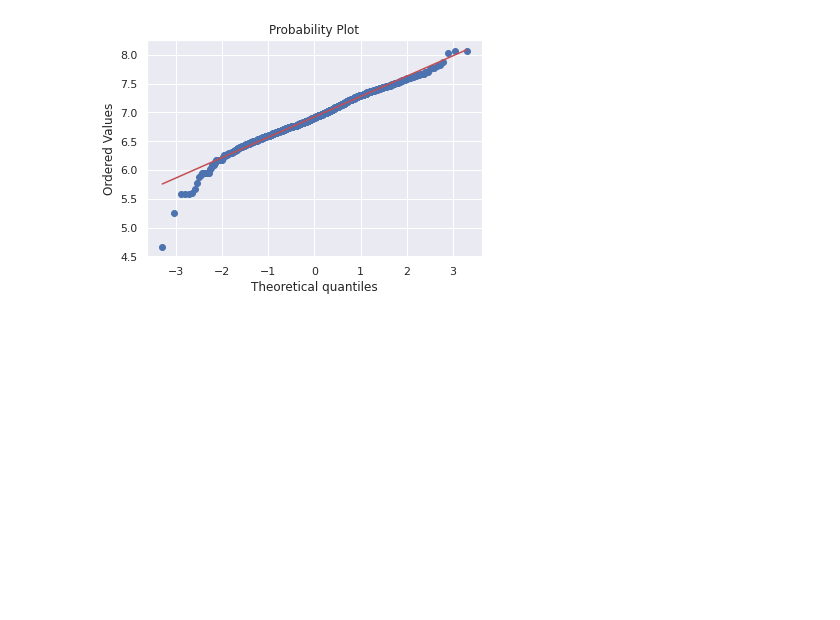
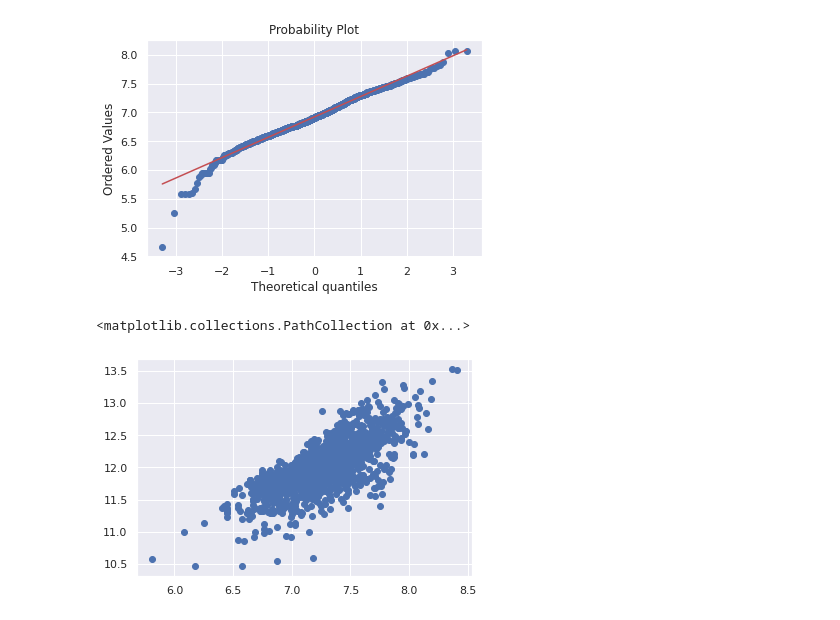
Before and after one commit to kaushikabhishek87/Kaggle_datascience, a Jupyter notebook: Data_Exploration.ipynb, the cells around one changed output. Cells and saved outputs as stored; diff of their text form; code cells hidden in the pictures; blank space fills up the shorter version.

```diff
--- a/Data_Exploration.ipynb
+++ b/Data_Exploration.ipynb
@@ -259,3 +259,9 @@ res = stats.probplot(df_train[df_train['TotalBsmtSF']>0]['TotalBsmtSF'], plot=pl
 # %% [output]
 [figure]
 [figure]
+# %%
+# Scatter Plot
+plt.scatter(df_train['GrLivArea'], df_train['SalePrice'])
+# %% [output]
+<matplotlib.collections.PathCollection at 0x...>
+[figure, added]
```
Also changed, not shown: parts of 1 cell of this notebook.
